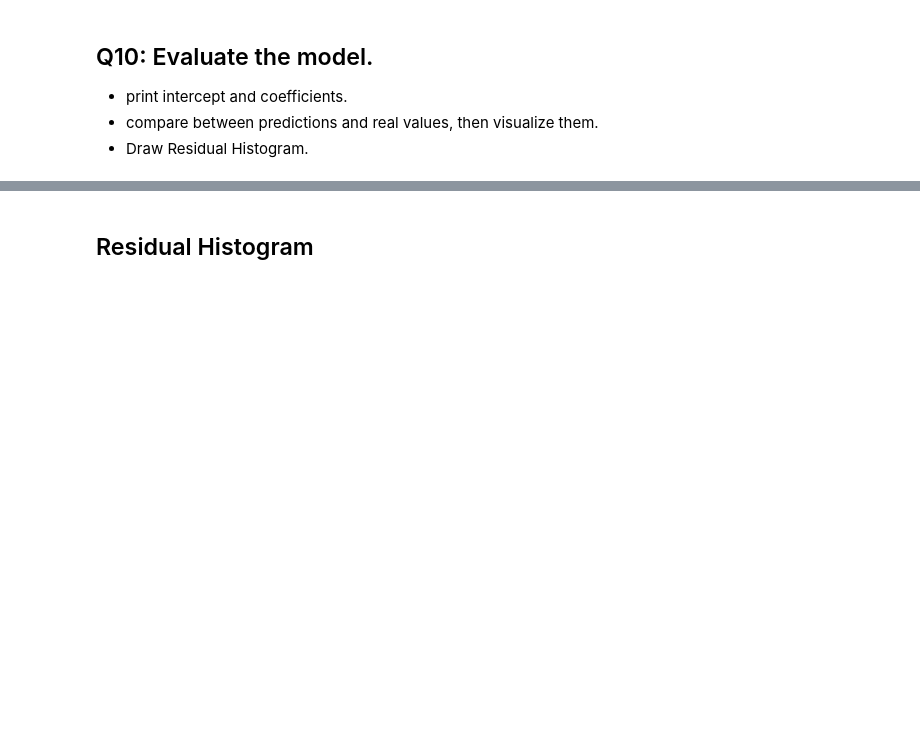
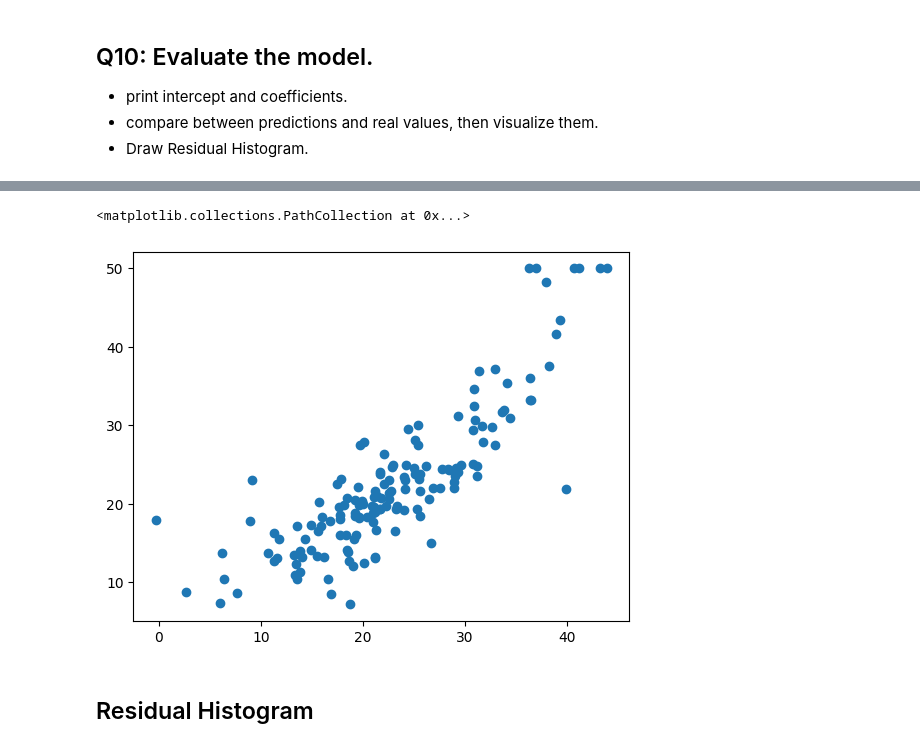
Before and after one commit to Tuwaiq-Data-Science-Bootcamp-V3/LR-Lab1, a Jupyter notebook: Linear_Regression_Assignment (1).ipynb, the cells around one changed output, grey strips where cells are left out. Drawn from its saved outputs; the diff is of its cells as text; code cells hidden in the pictures; blank space fills up the shorter version.

```diff
--- a/Linear_Regression_Assignment.ipynb
+++ b/Linear_Regression_Assignment (1).ipynb
@@ -170,0 +196,3 @@ coff
+# %%
+real=np.array(y_test)
+real
@@ -171,2 +214,7 @@ coff
+# %%
+plt.scatter(pred,real) # positive relationship
+# %% [output]
+<matplotlib.collections.PathCollection at 0x...>
+[figure, added]
 # %% [markdown]
 ## Residual Histogram
```
Also changed, not shown: parts of 9 cells of this notebook.
